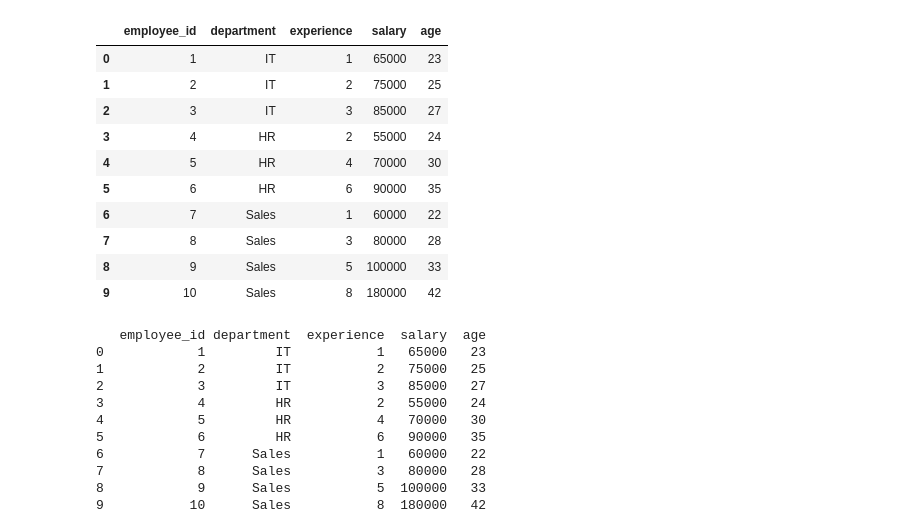
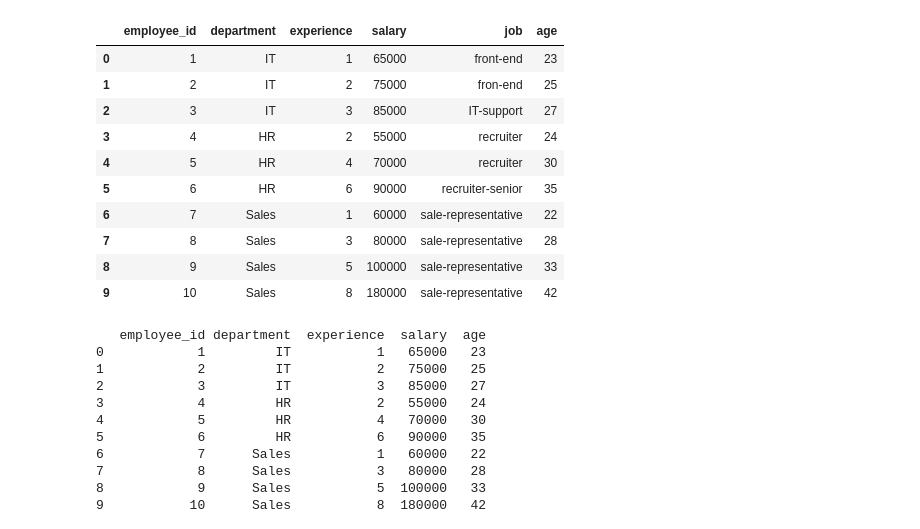
Before and after one commit to anhquang2605/Python-Learning, a Jupyter notebook: day 11.ipynb, the cells around one changed output. Saved outputs shown, nothing was run; the diff lists cells and outputs as text; code cells hidden in the pictures.

```diff
--- a/day 11.ipynb
+++ b/day 11.ipynb
@@ -1,37 +1,40 @@
 # %%
 import pandas as pd
 import numpy as np
 import matplotlib.pyplot as plt
 
 data = {
     'employee_id': range(1, 11),
     'department': [
         'IT', 'IT', 'IT', 'HR', 'HR',
         'HR', 'Sales', 'Sales', 'Sales', 'Sales'
     ],
     'experience': [1, 2, 3, 2, 4, 6, 1, 3, 5, 8],
     'salary': [
         65000, 75000, 85000, 55000, 70000,
         90000, 60000, 80000, 100000, 180000
     ],
+    'job': [
+        'front-end', 'fron-end', 'IT-support', 'recruiter','recruiter','recruiter-senior', 'sale-representative','sale-representative','sale-representative','sale-representative'
+    ],
     'age': [23, 25, 27, 24, 30, 35, 22, 28, 33, 42]
 }
 
 df = pd.DataFrame(data)
 
 df
 # %% [output]
-|  | employee_id | department | experience | salary | age |
-| 0 | 1 | IT | 1 | 65000 | 23 |
-| 1 | 2 | IT | 2 | 75000 | 25 |
-| 2 | 3 | IT | 3 | 85000 | 27 |
-| 3 | 4 | HR | 2 | 55000 | 24 |
-| 4 | 5 | HR | 4 | 70000 | 30 |
-| 5 | 6 | HR | 6 | 90000 | 35 |
-| 6 | 7 | Sales | 1 | 60000 | 22 |
-| 7 | 8 | Sales | 3 | 80000 | 28 |
-| 8 | 9 | Sales | 5 | 100000 | 33 |
-| 9 | 10 | Sales | 8 | 180000 | 42 |
+|  | employee_id | department | experience | salary | job | age |
+| 0 | 1 | IT | 1 | 65000 | front-end | 23 |
+| 1 | 2 | IT | 2 | 75000 | fron-end | 25 |
+| 2 | 3 | IT | 3 | 85000 | IT-support | 27 |
+| 3 | 4 | HR | 2 | 55000 | recruiter | 24 |
+| 4 | 5 | HR | 4 | 70000 | recruiter | 30 |
+| 5 | 6 | HR | 6 | 90000 | recruiter-senior | 35 |
+| 6 | 7 | Sales | 1 | 60000 | sale-representative | 22 |
+| 7 | 8 | Sales | 3 | 80000 | sale-representative | 28 |
+| 8 | 9 | Sales | 5 | 100000 | sale-representative | 33 |
+| 9 | 10 | Sales | 8 | 180000 | sale-representative | 42 |
 # %%
 print(df)
 head = df.head()
```
Also changed, not shown: parts of 5 cells of this notebook.
